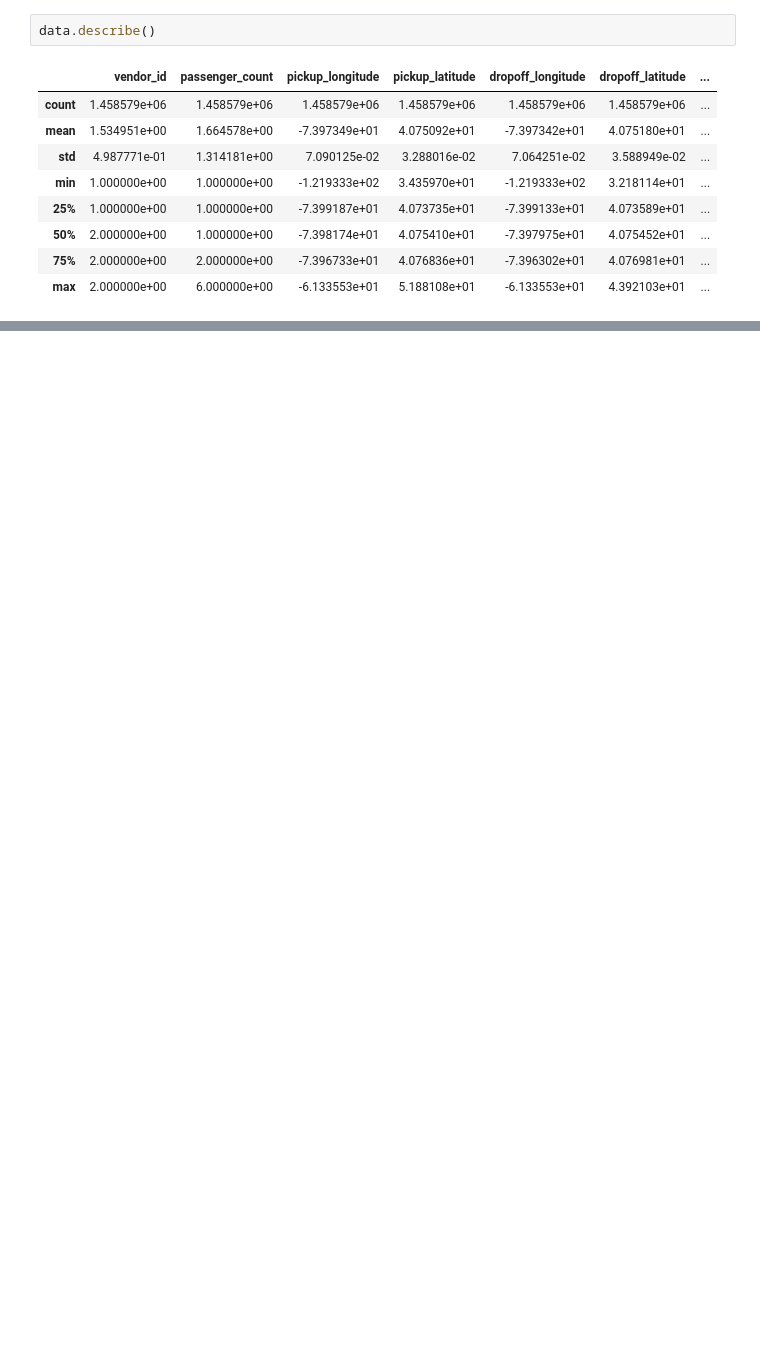
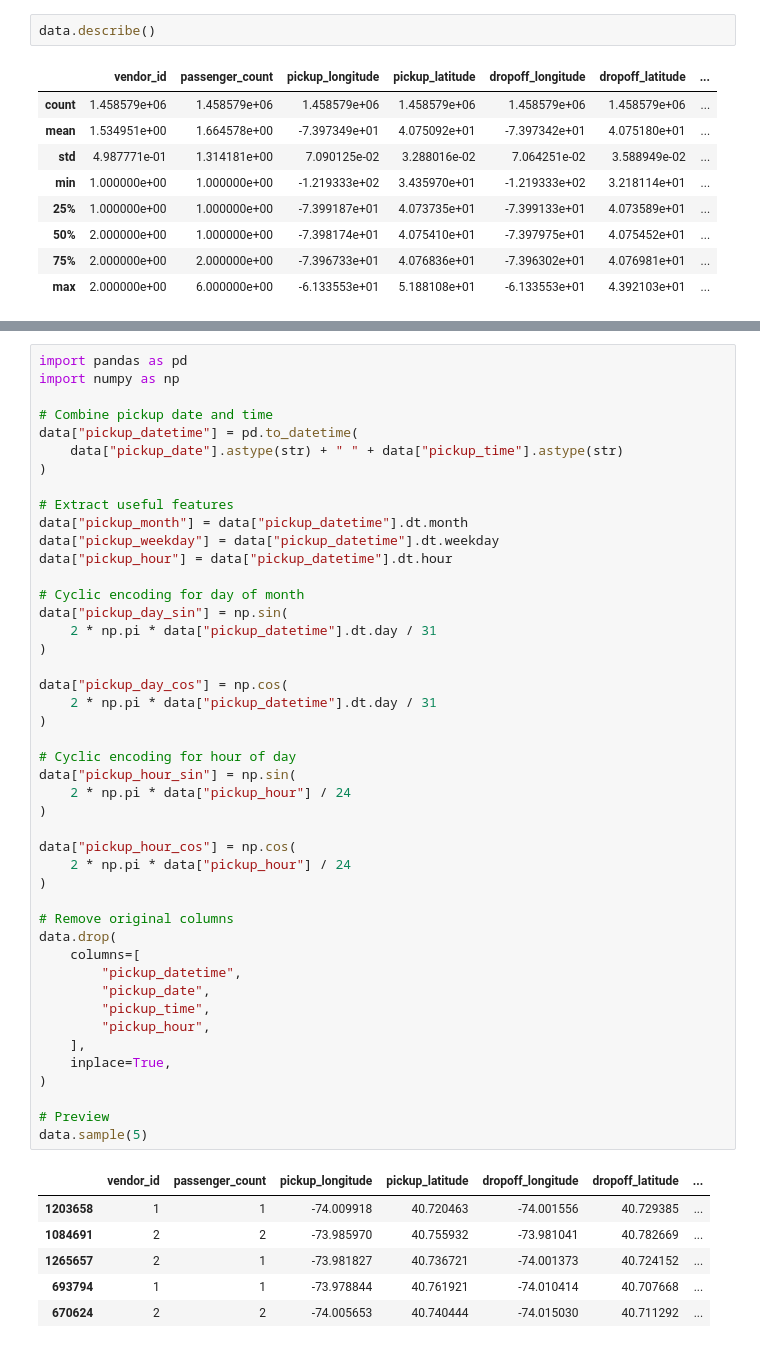
Before and after one commit to agarwal-gopesh/heart-disease, a Jupyter notebook: notebooks/1_Analysis.ipynb, the cells around one changed output, grey strips where cells are left out. Saved outputs shown, nothing was run; the diff lists cells and outputs as text; blank space fills up the shorter version.

```diff
--- a/notebooks/1_Analysis.ipynb
+++ b/notebooks/1_Analysis.ipynb
@@ -203,0 +274,52 @@ data.describe()
+# %%
+import pandas as pd
+import numpy as np
+
+# Combine pickup date and time
+data["pickup_datetime"] = pd.to_datetime(
+    data["pickup_date"].astype(str) + " " + data["pickup_time"].astype(str)
+)
+
+# Extract useful features
+data["pickup_month"] = data["pickup_datetime"].dt.month
+data["pickup_weekday"] = data["pickup_datetime"].dt.weekday
+data["pickup_hour"] = data["pickup_datetime"].dt.hour
+
+# Cyclic encoding for day of month
+data["pickup_day_sin"] = np.sin(
+    2 * np.pi * data["pickup_datetime"].dt.day / 31
+)
+
+data["pickup_day_cos"] = np.cos(
+    2 * np.pi * data["pickup_datetime"].dt.day / 31
+)
+
+# Cyclic encoding for hour of day
+data["pickup_hour_sin"] = np.sin(
+    2 * np.pi * data["pickup_hour"] / 24
+)
+
+data["pickup_hour_cos"] = np.cos(
+    2 * np.pi * data["pickup_hour"] / 24
+)
+
+# Remove original columns
+data.drop(
+    columns=[
+        "pickup_datetime",
+        "pickup_date",
+        "pickup_time",
+        "pickup_hour",
+    ],
+    inplace=True,
+)
+
+# Preview
+data.sample(5)
+# %% [output]
+|  | vendor_id | passenger_count | pickup_longitude | pickup_latitude | dropoff_longitude | dropoff_latitude | ... |
+| 1203658 | 1 | 1 | -74.009918 | 40.720463 | -74.001556 | 40.729385 | ... |
+| 1084691 | 2 | 2 | -73.985970 | 40.755932 | -73.981041 | 40.782669 | ... |
+| 1265657 | 2 | 1 | -73.981827 | 40.736721 | -74.001373 | 40.724152 | ... |
+| 693794 | 1 | 1 | -73.978844 | 40.761921 | -74.010414 | 40.707668 | ... |
+| 670624 | 2 | 2 | -74.005653 | 40.740444 | -74.015030 | 40.711292 | ... |
```
Also changed, not shown: parts of 15 cells of this notebook, 8 other files.
